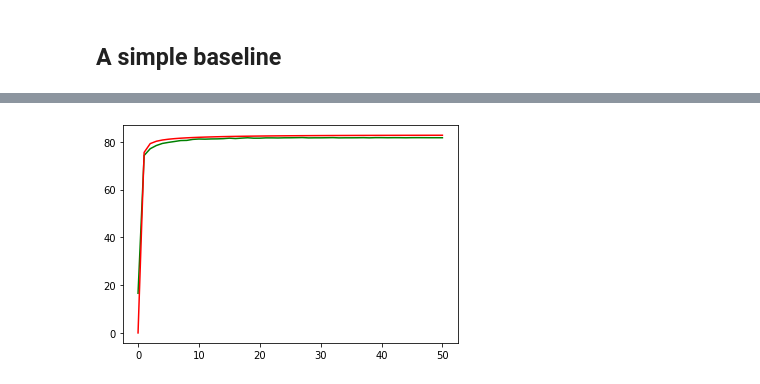
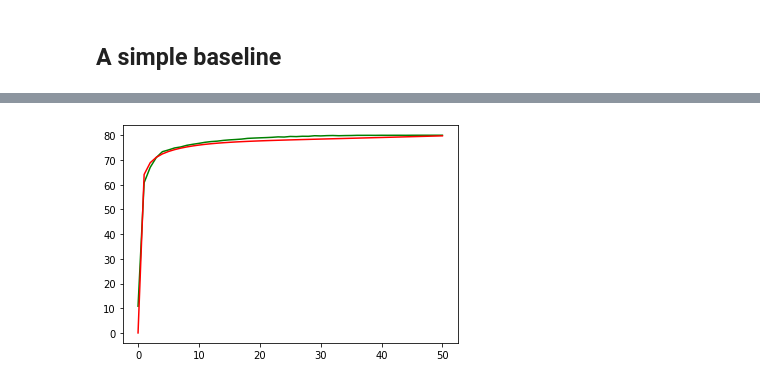
Before and after one commit to SimonSchrodi/Extrapolation-of-Learning-Curves, a Jupyter notebook: Conditional_Multi_Step_Univariate_LSTM.ipynb, the cells around one changed output, grey strips where cells are left out. Drawn from its saved outputs; the diff is of its cells as text; code cells hidden in the pictures.

```diff
--- a/Conditional_Multi_Step_Univariate_LSTM.ipynb
+++ b/Conditional_Multi_Step_Univariate_LSTM.ipynb
@@ -281,7 +279,7 @@ class Seq2Seq(torch.nn.Module):
     self.decoder = decoder
 
     assert encoder.hidden_size == decoder.hidden_size
-    assert encoder.num_layers == decoder.num_layers
+    #assert encoder.num_layers == decoder.num_layers
 
   def forward(self, source, target, teacher_forcing_ratio = 0.5):
     batch_size = target.size()[0]
@@ -309,16 +307,20 @@ outcome_dim = 1
 hidden_dim = 32
 num_layers = 2
 config_size = 7
+bidirectional=True
 lr=0.01
-epochs=100
+weight_decay=10e-3
+epochs=500
+T_0 = int(epochs/8)
 
-encoder = EncoderRNN(input_size, hidden_dim, config_size, num_layers)
-decoder = DecoderRNN(input_size, hidden_dim, outcome_dim, num_layers)
+encoder = EncoderRNN(input_size, hidden_dim, config_size, num_layers,bidirectional=True)
+decoder = DecoderRNN(input_size, hidden_dim, outcome_dim, 2*num_layers if bidirectional else num_layers)
 model = Seq2Seq(encoder, decoder)
 model.apply(init_weights)
 
 criterion = torch.nn.MSELoss()
-optimizer = torch.optim.Adam(model.parameters(), lr=lr, weight_decay=10e-3)
+optimizer = torch.optim.Adam(model.parameters(), lr=lr, weight_decay=weight_decay)
+scheduler = torch.optim.lr_scheduler.CosineAnnealingWarmRestarts(optimizer, T_0=T_0)
 # %%
 def train(model, optimizer, criterion, clip=5):
     model.train()
@@ -399,18 +408,18 @@ Test loss: 7.855
 # %%
 import matplotlib.pyplot as plt
 def plot_curve(model):
   model.load_state_dict(torch.load('content/models/model.pt'))
   model.eval()
   with torch.no_grad():
       for val_acc, configs, targets in test_data_loader:
         output = model([val_acc, configs], targets, 0)
         output = output.squeeze()
         output = torch.t(output)
-        plt.plot(np.arange(51),targets[31],c='g')
-        plt.plot(np.arange(51),output[31],c='r')
+        plt.plot(np.arange(51),targets[2],c='g')
+        plt.plot(np.arange(51),output[2],c='r')
         plt.show()
         break
 
 plot_curve(model)
 # %% [output]
-[figure, old version]
+[figure, new version]
```
Also changed, not shown: parts of 10 cells of this notebook.
